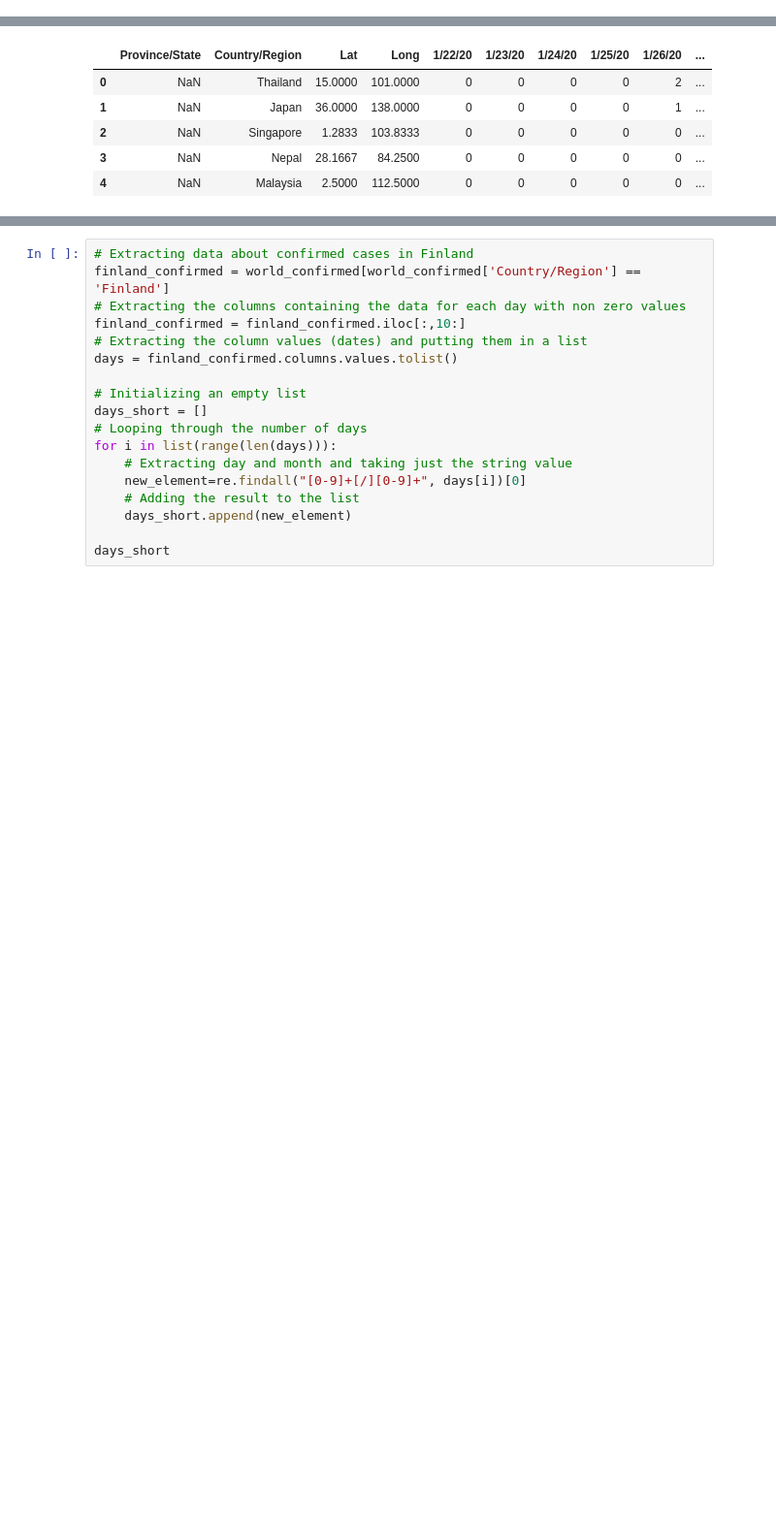
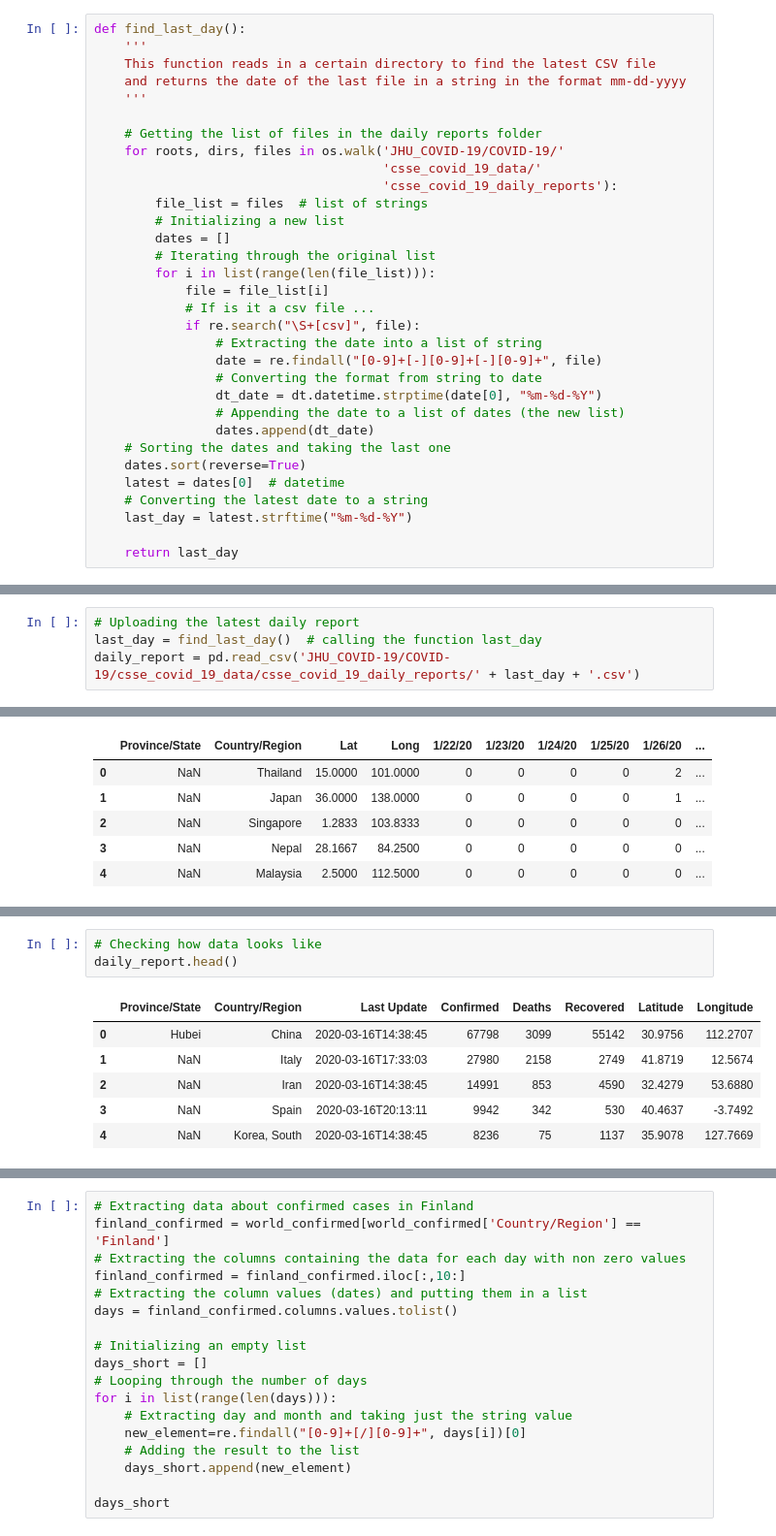
Before and after one commit to BerniHacker/Coronavirus, a Jupyter notebook: Coronavirus_Finland.ipynb, the cells around one changed output, grey strips where cells are left out. Shown at 97% size. Saved outputs shown, nothing was run; the diff lists cells and outputs as text; blank space fills up the shorter version.

Commit message:
data source changed / world view tables added

```diff
--- a/Coronavirus_Finland.ipynb
+++ b/Coronavirus_Finland.ipynb
@@ -211,6 +214,38 @@ def cust_line_plot(*parameters,
     plt.show()
 # %% [markdown]
 ### 3.3. Project-specific functions<a name="3.3."></a>
+# %%
+def find_last_day():
+    '''
+    This function reads in a certain directory to find the latest CSV file
+    and returns the date of the last file in a string in the format mm-dd-yyyy
+    '''
+
+    # Getting the list of files in the daily reports folder
+    for roots, dirs, files in os.walk('JHU_COVID-19/COVID-19/'
+                                      'csse_covid_19_data/'
+                                      'csse_covid_19_daily_reports'):
+        file_list = files  # list of strings
+        # Initializing a new list
+        dates = []
+        # Iterating through the original list
+        for i in list(range(len(file_list))):
+            file = file_list[i]
+            # If is it a csv file ...
+            if re.search("\S+[csv]", file):
+                # Extracting the date into a list of string
+                date = re.findall("[0-9]+[-][0-9]+[-][0-9]+", file)
+                # Converting the format from string to date
+                dt_date = dt.datetime.strptime(date[0], "%m-%d-%Y")
+                # Appending the date to a list of dates (the new list)
+                dates.append(dt_date)
+    # Sorting the dates and taking the last one
+    dates.sort(reverse=True)
+    latest = dates[0]  # datetime
+    # Converting the latest date to a string
+    last_day = latest.strftime("%m-%d-%Y")
+
+    return last_day
 # %%
 def extract_country(country):
     '''
@@ -277,3 +314,7 @@ world_deaths = pd.read_csv('JHU_COVID-19/COVID-19/csse_covid_19_data/csse_covid_
+# %%
+# Uploading the latest daily report
+last_day = find_last_day()  # calling the function last_day
+daily_report = pd.read_csv('JHU_COVID-19/COVID-19/csse_covid_19_data/csse_covid_19_daily_reports/' + last_day + '.csv')
 # %% [markdown]
 **File descriptions**
 
@@ -413,4 +478,14 @@ world_deaths.head()
 | 2 | NaN | Singapore | 1.2833 | 103.8333 | 0 | 0 | 0 | 0 | 0 | ... |
 | 3 | NaN | Nepal | 28.1667 | 84.2500 | 0 | 0 | 0 | 0 | 0 | ... |
 | 4 | NaN | Malaysia | 2.5000 | 112.5000 | 0 | 0 | 0 | 0 | 0 | ... |
+# %%
+# Checking how data looks like
+daily_report.head()
+# %% [output]
+|  | Province/State | Country/Region | Last Update | Confirmed | Deaths | Recovered | Latitude | Longitude |
+| 0 | Hubei | China | 2020-03-16T14:38:45 | 67798 | 3099 | 55142 | 30.9756 | 112.2707 |
+| 1 | NaN | Italy | 2020-03-16T17:33:03 | 27980 | 2158 | 2749 | 41.8719 | 12.5674 |
+| 2 | NaN | Iran | 2020-03-16T14:38:45 | 14991 | 853 | 4590 | 32.4279 | 53.6880 |
+| 3 | NaN | Spain | 2020-03-16T20:13:11 | 9942 | 342 | 530 | 40.4637 | -3.7492 |
+| 4 | NaN | Korea, South | 2020-03-16T14:38:45 | 8236 | 75 | 1137 | 35.9078 | 127.7669 |
 # %% [markdown]
```
Also changed, not shown: parts of 28 cells of this notebook, 1 other file.
